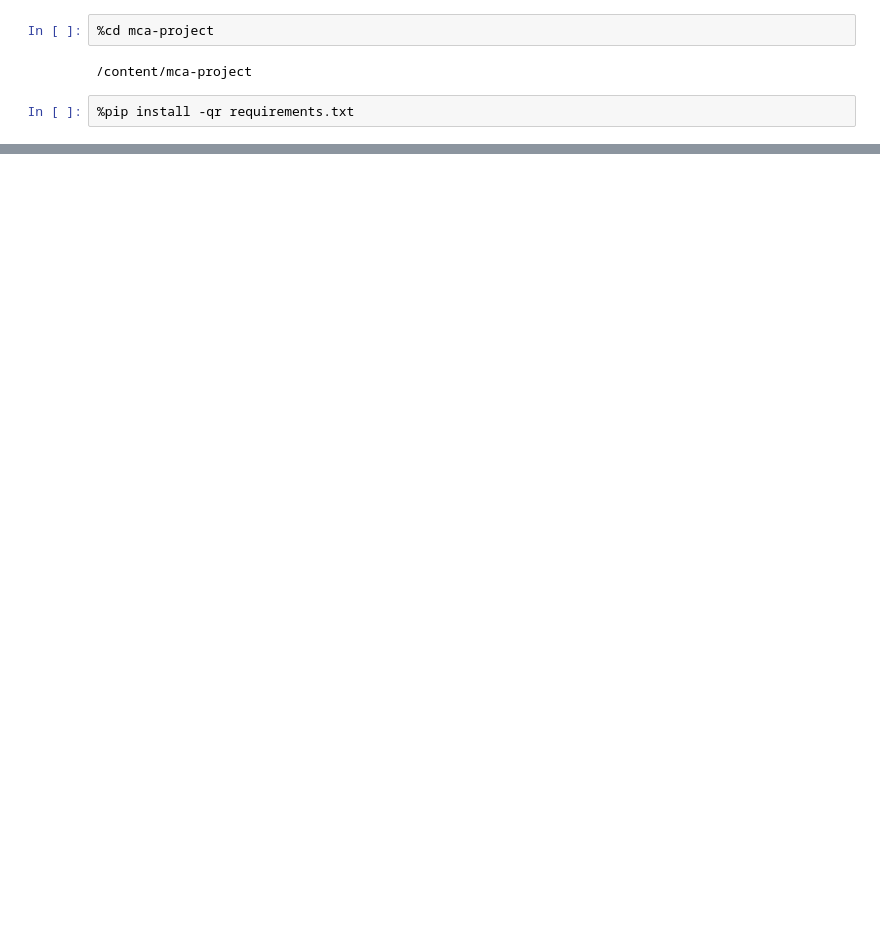
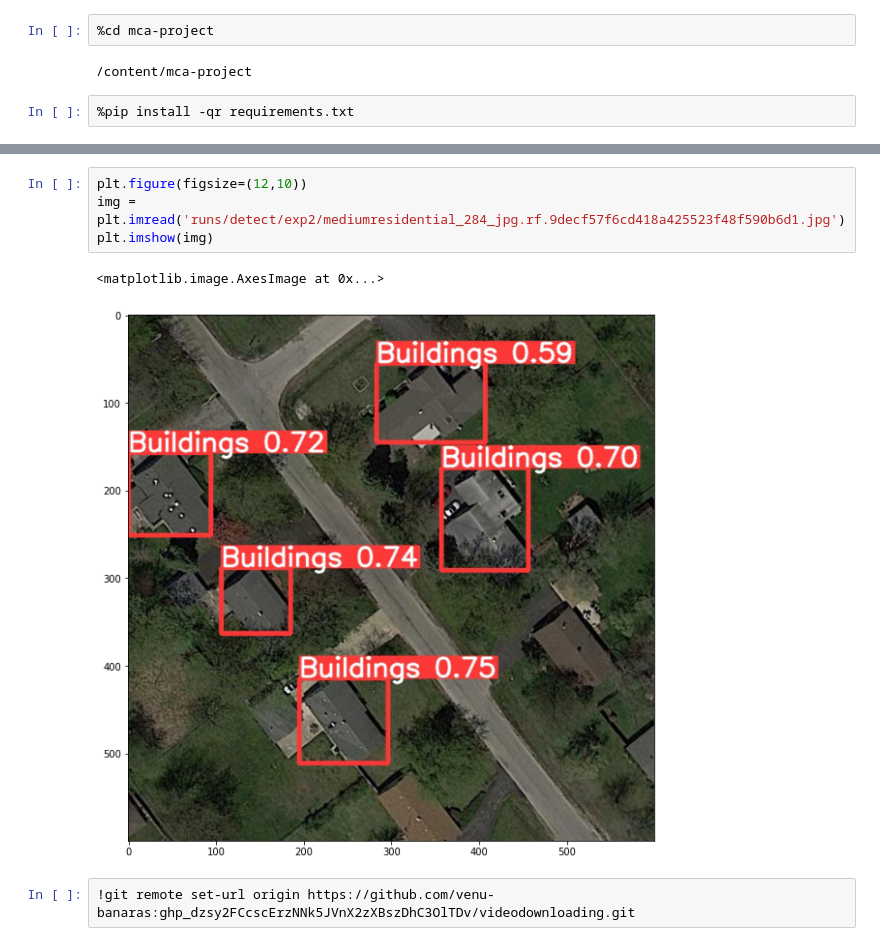
Before and after one commit to venu-banaras/mca-project, a Jupyter notebook: test_model.ipynb, the cells around one changed output, grey strips where cells are left out. Cells and saved outputs as stored; diff of their text form; blank space fills up the shorter version.

```diff
--- a/test_model.ipynb
+++ b/test_model.ipynb
@@ -51,0 +65,9 @@ plt.imshow(img)
+# %%
+plt.figure(figsize=(12,10))
+img = plt.imread('runs/detect/exp2/mediumresidential_284_jpg.rf.9decf57f6cd418a425523f48f590b6d1.jpg')
+plt.imshow(img)
+# %% [output]
+<matplotlib.image.AxesImage at 0x...>
+[figure, added]
+# %%
+!git remote set-url origin https://github.com/venu-banaras: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/videodownloading.git
```
Also changed, not shown: parts of 16 cells of this notebook.
